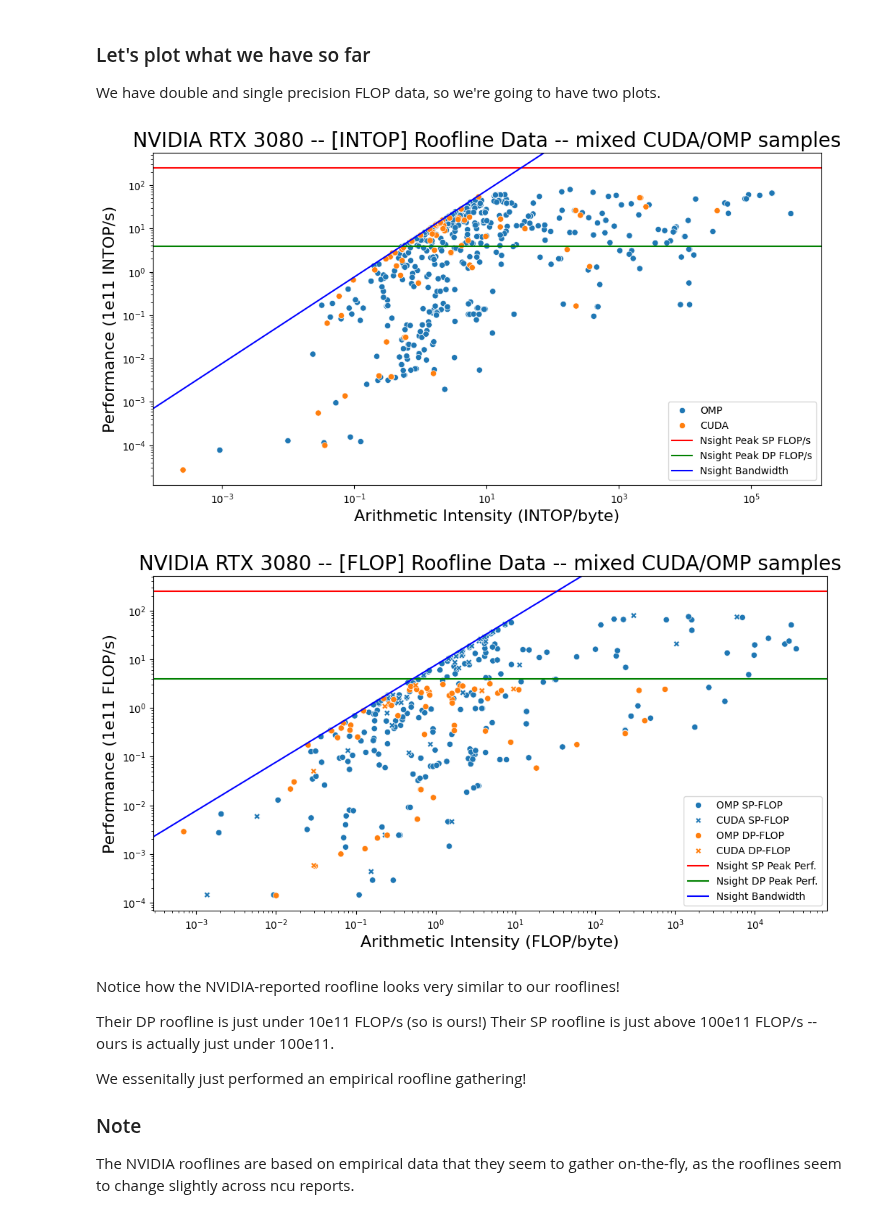
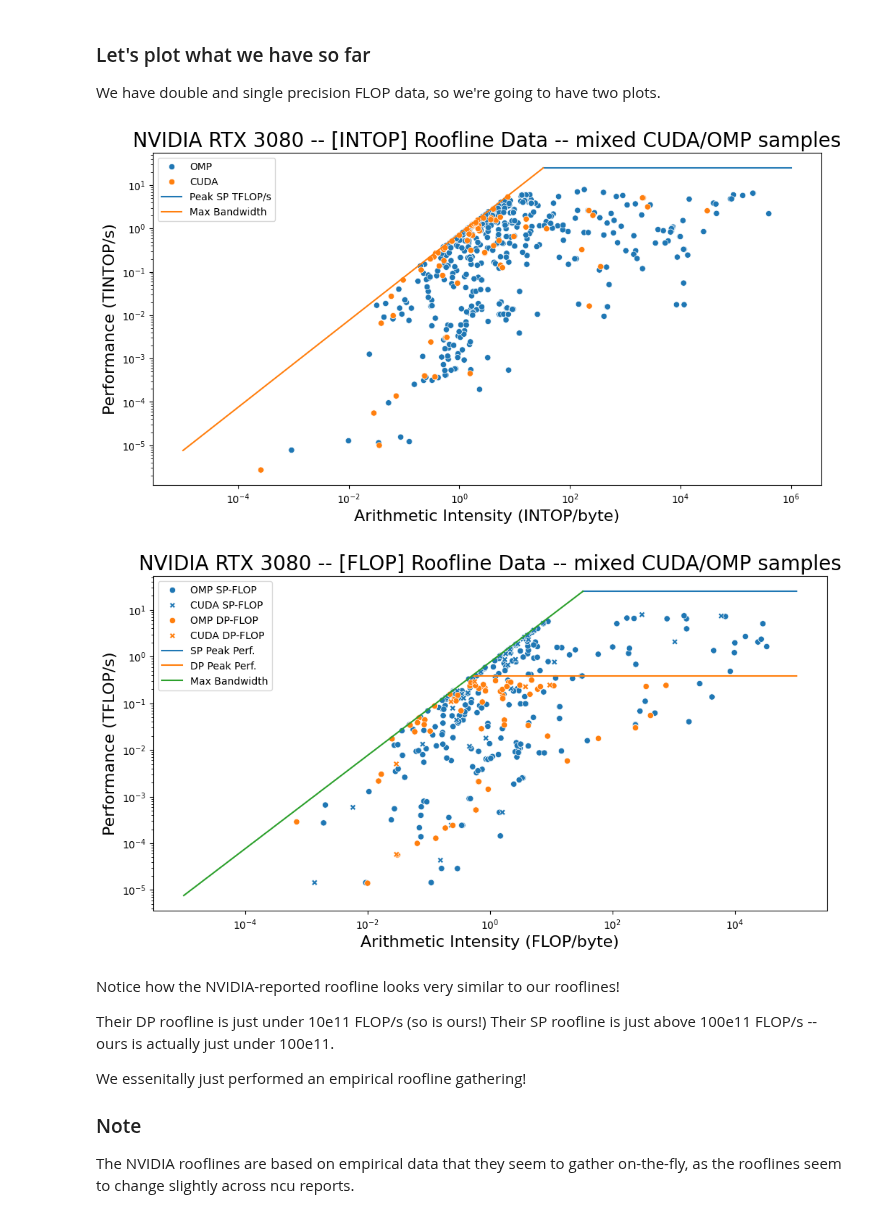
Before and after one commit to Scientific-Computing-Lab/ParallelCodeEstimation, a Jupyter notebook: analysis/visualizeGatheredData-withLaunchData.ipynb, the cells around one changed output. Cells and saved outputs as stored; diff of their text form; code cells hidden in the pictures.

```diff
--- a/analysis/visualizeGatheredData-withLaunchData.ipynb
+++ b/analysis/visualizeGatheredData-withLaunchData.ipynb
@@ -6,3 +6,23 @@ import re
 import seaborn as sns
 from pprint import pprint
 import matplotlib.pyplot as plt
+# %%
+# GPU specs
+gpuName = 'NVIDIA RTX 3080'
+
+# change these for your GPU
+baseClockGhz = 1.440e9
+SPinstPerCyclePerSM = 128
+DPinstPerCyclePerSM = 2
+numSMs = 68
+numFMAopPerInst = 2
+tflopPerflop = 1e-12
+
+spOPMaxPerfTFLOP = SPinstPerCyclePerSM * numSMs * baseClockGhz * numFMAopPerInst * tflopPerflop
+dpOPMaxPerfTFLOP = DPinstPerCyclePerSM * numSMs * baseClockGhz * numFMAopPerInst * tflopPerflop
+
+# get this from your GPU vendor specs, mine was 760.3 GB/s
+maxBandwidthTBPerSec = 0.7603
+
+print('Max SP TFLOP/s', round(spOPMaxPerfTFLOP, 3))
+print('Max DP TFLOP/s', round(dpOPMaxPerfTFLOP, 3))
@@ -132,9 +157,10 @@ Number of non-zero AI intop kernels recorded: 551 (99.82%)
 
 Here we scale down the `spPerf` and `dpPerf` columns to be on the scale of 1e11 (like how it's done in `ncu`).
 # %%
-df['dpPerf'] = df['dpPerf']*(1e-11)
-df['spPerf'] = df['spPerf']*(1e-11)
-df['intPerf'] = df['intPerf']*(1e-11)
+# scale everything to be in TFLOP/s
+df['dpPerf'] = df['dpPerf']*(1e-12)
+df['spPerf'] = df['spPerf']*(1e-12)
+df['intPerf'] = df['intPerf']*(1e-12)
 # %% [markdown]
 ### Let's plot what we have so far
 
@@ -150,60 +176,61 @@ fig, ax = plt.subplots(1, figsize=(12,6))
 sns.scatterplot(df, x='intAI', y='intPerf', hue='language', ax=ax)
 #sns.scatterplot(df, x='dpAI', y='dpPerf', ax=ax)
 
+# plot the SPOPS roofline line
+ax.plot([spOPMaxPerfTFLOP/maxBandwidthTBPerSec, 1e6], [spOPMaxPerfTFLOP,spOPMaxPerfTFLOP], label='Peak SP TFLOP/s')
 
-ax.axhline(249.6,color='red', label='Nsight Peak SP FLOP/s')
-ax.axhline(3.9,color='green', label='Nsight Peak DP FLOP/s')
-
-ax.axline(xy1=(0.51,3.9), xy2=(32.94, 249.6), color='blue', label='Nsight Bandwidth')
-
+# plot the roofline slanted line
+ax.plot([1e-5, spOPMaxPerfTFLOP/maxBandwidthTBPerSec], [maxBandwidthTBPerSec*1e-5,spOPMaxPerfTFLOP], label='Max Bandwidth')
 
 ax.set_yscale('log')
 ax.set_xscale('log')
 
-ax.set_title('NVIDIA RTX 3080 -- [INTOP] Roofline Data -- mixed CUDA/OMP samples', fontsize=20)
+ax.set_title(f'{gpuName} -- [INTOP] Roofline Data -- mixed CUDA/OMP samples', fontsize=20)
 
 ax.set_xlabel('Arithmetic Intensity (INTOP/byte)', fontsize=16)
-ax.set_ylabel('Performance (1e11 INTOP/s)', fontsize=16)
+ax.set_ylabel('Performance (TINTOP/s)', fontsize=16)
 
 ax.legend()
 #ax.legend(['INTOP', 'Nsight SP FLOP Peak Perf.', 'Nsight DP FLOP Peak Perf.', 'Nsight Bandwidth'])
 
 plt.show()
 # %% [output]
-[figure, old version]
+[figure, new version]
 # %%
 # it should be noted that samples with dpAI=0 and dpPerf=0 will not show on this plot
 fig, ax = plt.subplots(1, figsize=(12,6))
 
 sns.scatterplot(df, x='spAI', y='spPerf', ax=ax, style='language')
 sns.scatterplot(df, x='dpAI', y='dpPerf', ax=ax, style='language')
 
 
-ax.axhline(249.6,color='red', label='Nsight Peak SP FLOP/s')
-ax.axhline(3.9,color='green', label='Nsight Peak DP FLOP/s')
+# plot the SPOPS roofline line
+ax.plot([spOPMaxPerfTFLOP/maxBandwidthTBPerSec, 1e5], [spOPMaxPerfTFLOP,spOPMaxPerfTFLOP], label='Peak SP TFLOP/s')
 
-ax.axline(xy1=(0.51,3.9), xy2=(32.94, 249.6), color='blue', label='Nsight Bandwidth')
+# plot the DPOPS roofline line
+ax.plot([dpOPMaxPerfTFLOP/maxBandwidthTBPerSec, 1e5], [dpOPMaxPerfTFLOP,dpOPMaxPerfTFLOP], label='Peak DP TFLOP/s')
 
-#ax.plot([0.00001, 32.94], [0.00757, 249.6], color='blue')
+# plot the roofline slanted line
+ax.plot([1e-5, spOPMaxPerfTFLOP/maxBandwidthTBPerSec], [maxBandwidthTBPerSec*1e-5,spOPMaxPerfTFLOP], label='Max Bandwidth')
 
 ax.set_yscale('log')
 ax.set_xscale('log')
 
 #ax.axvline(0.51)
 #ax.axvline(32.94)
 
-ax.set_title('NVIDIA RTX 3080 -- [FLOP] Roofline Data -- mixed CUDA/OMP samples', fontsize=20)
+ax.set_title(f'{gpuName} -- [FLOP] Roofline Data -- mixed CUDA/OMP samples', fontsize=20)
 
 ax.set_xlabel('Arithmetic Intensity (FLOP/byte)', fontsize=16)
-ax.set_ylabel('Performance (1e11 FLOP/s)', fontsize=16)
+ax.set_ylabel('Performance (TFLOP/s)', fontsize=16)
 
 legend = ax.legend()
-legend.labels = ['OMP SP-FLOP', 'CUDA SP-FLOP', 'OMP DP-FLOP', 'CUDA DP-FLOP', 'Nsight SP Peak Perf.', 'Nsight DP Peak Perf.', 'Nsight Bandwidth']
+legend.labels = ['OMP SP-FLOP', 'CUDA SP-FLOP', 'OMP DP-FLOP', 'CUDA DP-FLOP', 'SP Peak Perf.', 'DP Peak Perf.', 'Max Bandwidth']
 ax.legend(legend.legend_handles, legend.labels)
 
 plt.show()
 # %% [output]
-[figure, old version]
+[figure, new version]
 # %% [markdown]
 Notice how the NVIDIA-reported roofline looks very similar to our rooflines!
 
```
Also changed, not shown: parts of 10 cells of this notebook.
